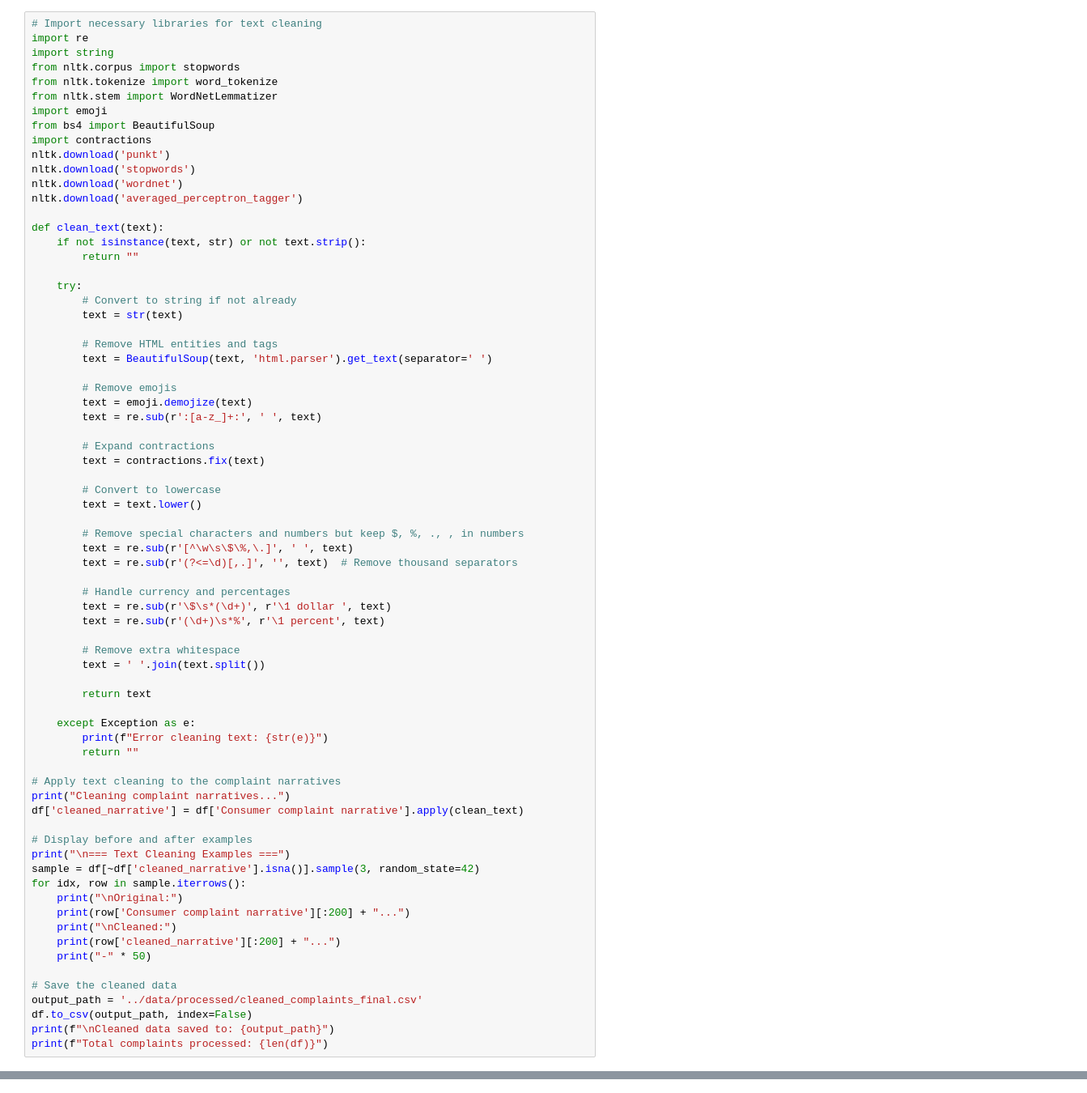
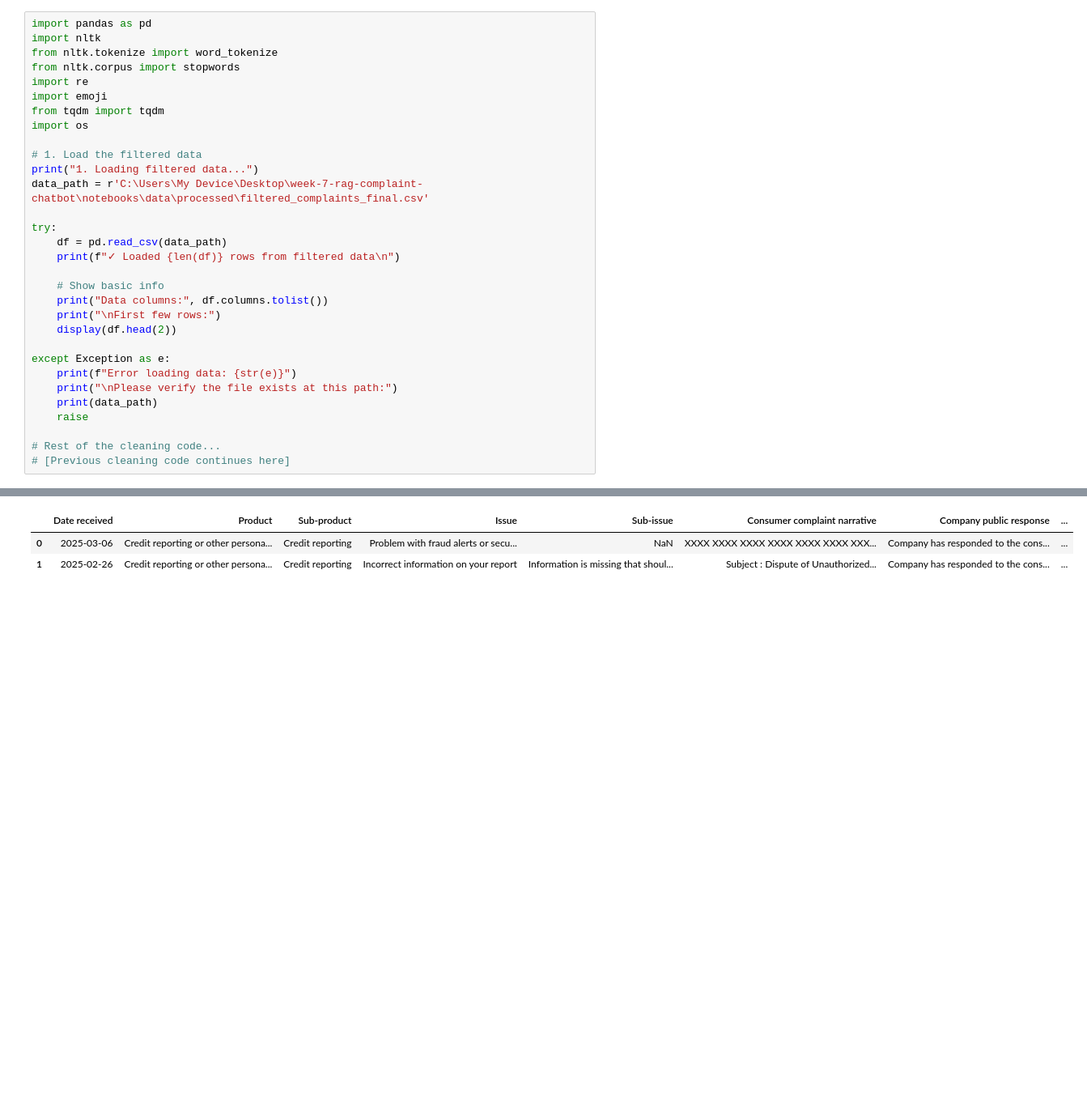
Before and after one commit to soltsega/Week-7-rag-complaint-chatbot, a Jupyter notebook: notebooks/eda/preprocessingandDataAnalysis.ipynb, the cells around one changed output, grey strips where cells are left out. Shown at 81% size. Cells and saved outputs as stored; diff of their text form; blank space fills up the shorter version.

Commit message:
finishing up some tasks left undone dring the preprocessing of the data

```diff
--- a/notebooks/eda/preprocessingandDataAnalysis.ipynb
+++ b/notebooks/eda/preprocessingandDataAnalysis.ipynb
@@ -1076,75 +1076,34 @@ Final shape: (2364770, 22)
 # %% [markdown]
 ## Further Cleaning
 # %%
-# Import necessary libraries for text cleaning
+import pandas as pd
+import nltk
+from nltk.tokenize import word_tokenize
+from nltk.corpus import stopwords
 import re
-import string
-from nltk.corpus import stopwords
-from nltk.tokenize import word_tokenize
-from nltk.stem import WordNetLemmatizer
 import emoji
-from bs4 import BeautifulSoup
-import contractions
-nltk.download('punkt')
-nltk.download('stopwords')
-nltk.download('wordnet')
-nltk.download('averaged_perceptron_tagger')
+from tqdm import tqdm
+import os
 
-def clean_text(text):
-    if not isinstance(text, str) or not text.strip():
-        return ""
+# 1. Load the filtered data
+print("1. Loading filtered data...")
+data_path = r'C:\Users\My Device\Desktop\week-7-rag-complaint-chatbot\notebooks\data\processed\filtered_complaints_final.csv'
 
-    try:
-        # Convert to string if not already
-        text = str(text)
+try:
+    df = pd.read_csv(data_path)
+    print(f"✓ Loaded {len(df)} rows from filtered data\n")
 
-        # Remove HTML entities and tags
-        text = BeautifulSoup(text, 'html.parser').get_text(separator=' ')
+    # Show basic info
+    print("Data columns:", df.columns.tolist())
+    print("\nFirst few rows:")
+    display(df.head(2))
 
-        # Remove emojis
-        text = emoji.demojize(text)
-        text = re.sub(r':[a-z_]+:', ' ', text)
+except Exception as e:
+    print(f"Error loading data: {str(e)}")
+    print("\nPlease verify the file exists at this path:")
+    print(data_path)
+    raise
 
-        # Expand contractions
-        text = contractions.fix(text)
-
-        # Convert to lowercase
-        text = text.lower()
-
-        # Remove special characters and numbers but keep $, %, ., , in numbers
-        text = re.sub(r'[^\w\s\$\%,\.]', ' ', text)
-        text = re.sub(r'(?<=\d)[,.]', '', text)  # Remove thousand separators
-
-        # Handle currency and percentages
-        text = re.sub(r'\$\s*(\d+)', r'\1 dollar ', text)
-        text = re.sub(r'(\d+)\s*%', r'\1 percent', text)
-
-        # Remove extra whitespace
-        text = ' '.join(text.split())
-
-        return text
-
-    except Exception as e:
-        print(f"Error cleaning text: {str(e)}")
-        return ""
-
-# Apply text cleaning to the complaint narratives
-print("Cleaning complaint narratives...")
-df['cleaned_narrative'] = df['Consumer complaint narrative'].apply(clean_text)
-
-# Display before and after examples
-print("\n=== Text Cleaning Examples ===")
-sample = df[~df['cleaned_narrative'].isna()].sample(3, random_state=42)
-for idx, row in sample.iterrows():
-    print("\nOriginal:")
-    print(row['Consumer complaint narrative'][:200] + "...")
-    print("\nCleaned:")
-    print(row['cleaned_narrative'][:200] + "...")
-    print("-" * 50)
-
-# Save the cleaned data
-output_path = '../data/processed/cleaned_complaints_final.csv'
-df.to_csv(output_path, index=False)
-print(f"\nCleaned data saved to: {output_path}")
-print(f"Total complaints processed: {len(df)}")
+# Rest of the cleaning code...
+# [Previous cleaning code continues here]
 # %% [output]
@@ -1163,0 +1116,3 @@ Cleaning complaint narratives...
+|  | Date received | Product | Sub-product | Issue | Sub-issue | Consumer complaint narrative | Company public response | ... |
+| 0 | 2025-03-06 | Credit reporting or other persona... | Credit reporting | Problem with fraud alerts or secu... | NaN | XXXX XXXX XXXX XXXX XXXX XXXX XXX... | Company has responded to the cons... | ... |
+| 1 | 2025-02-26 | Credit reporting or other persona... | Credit reporting | Incorrect information on your report | Information is missing that shoul... | Subject : Dispute of Unauthorized... | Company has responded to the cons... | ... |
```
Also changed, not shown: parts of 7 cells of this notebook.
